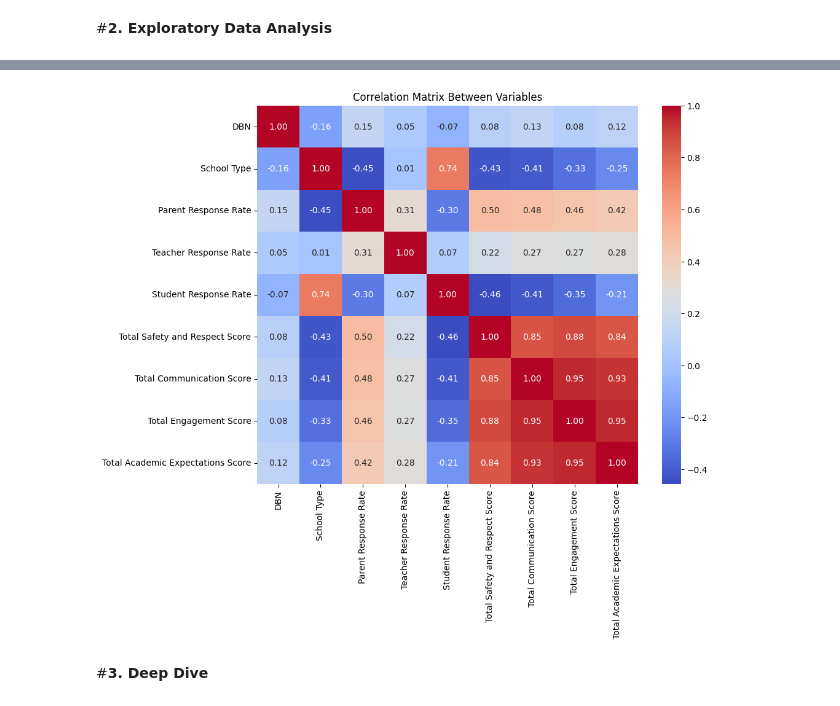
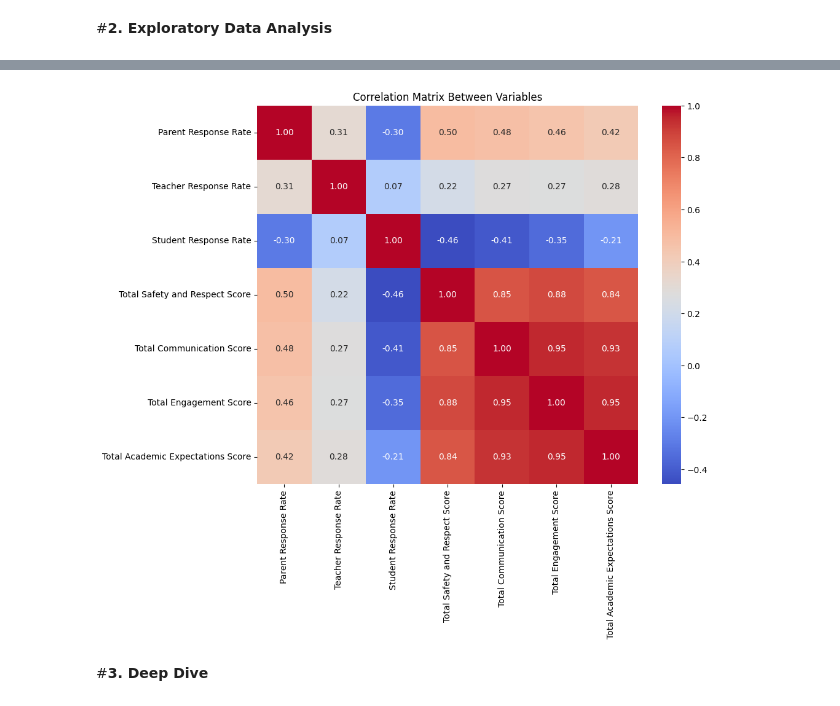
Before and after one commit to hananbahtiti/School, a Jupyter notebook: School.ipynb, the cells around one changed output, grey strips where cells are left out. Drawn from its saved outputs; the diff is of its cells as text; code cells hidden in the pictures.

```diff
--- a/School.ipynb
+++ b/School.ipynb
@@ -167,12 +173,3 @@ Data columns (total 10 columns):
  9   Total Academic Expectations Score  1667 non-null   float64
 dtypes: Int64(3), float64(4), object(3)
 memory usage: 148.1+ KB
-# %%
-# Remove the 'School Name' column from the DataFrame as it is no longer needed for analysis.
-# The 'axis=1' parameter specifies that a column (not a row) is being dropped.
-# 'inplace=True' ensures the change is applied directly to the original DataFrame without needing reassignment.
-df.drop('School Name', axis=1, inplace=True)
-
-# Display summary information about the DataFrame after removing the column,
-# including the number of entries, column data types, and memory usage.
-df.info()
@@ -302,16 +292,3 @@ df.describe()
 | 50% | 57.0 | 88.0 | 71.0 | 7.900000 | ... |
 | 75% | 76.0 | 97.0 | 92.0 | 8.400000 | ... |
 | max | 100.0 | 100.0 | 100.0 | 9.600000 | ... |
-# %%
-# Initialize the LabelEncoder
-label_encoder = preprocessing.LabelEncoder()
-
-# Specify the categorical columns to encode
-cols_to_encode = ['DBN', 'School Type']
-
-# Apply LabelEncoder to each specified column to convert categorical values to numeric labels
-for col in cols_to_encode:
-    df[col] = label_encoder.fit_transform(df[col])
-
-# Display the first few rows of the encoded DataFrame to verify the transformation
-df.head()
@@ -325,20 +295,22 @@ df.head()
 # %%
 # Set the size of the figure for better readability
 plt.figure(figsize=(10, 8))
 
+# Select only numeric columns before calculating the correlation matrix
+# This prevents errors if non-numeric columns (like 'DBN') are present
+numeric_df = df.select_dtypes(include=['number'])
+
 # Generate a heatmap to visualize the correlation matrix between variables
-# 'annot=True' displays the correlation coefficients on the heatmap
-# 'cmap="coolwarm"' sets the color scheme
-# 'fmt=".2f"' formats the correlation values to two decimal places
-sns.heatmap(df.corr(), annot=True, cmap='coolwarm', fmt=".2f")
+# Use the numeric_df to calculate correlations
+sns.heatmap(numeric_df.corr(), annot=True, cmap='coolwarm', fmt=".2f")
 
 # Set the title of the heatmap
 plt.title('Correlation Matrix Between Variables')
 
 # Display the heatmap
 plt.show()
 # %% [output]
-[figure, old version]
+[figure, new version]
 # %% [markdown]
 #**3. Deep Dive**
 # %%
```
Also changed, not shown: parts of 18 cells of this notebook.
